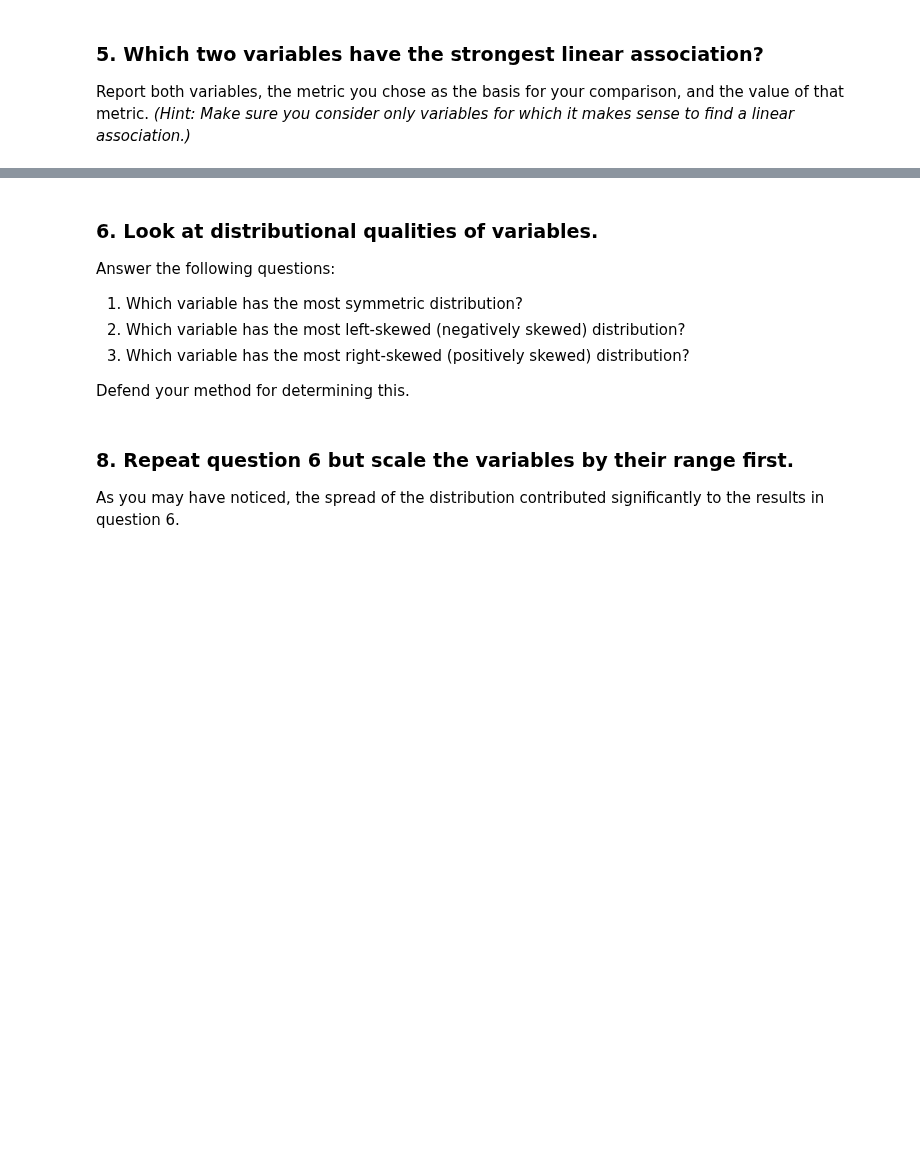
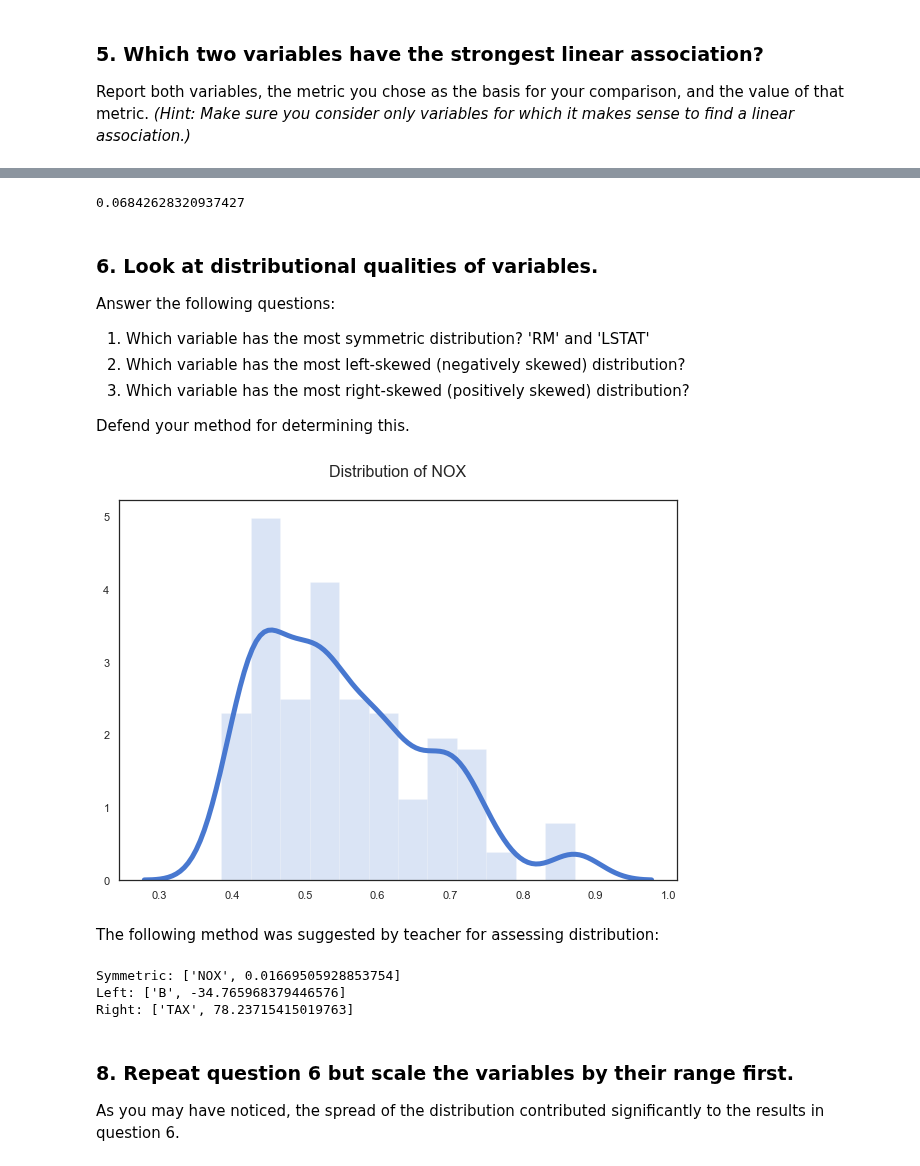
Before and after one commit to ShelyBhogal/data-science, a Jupyter notebook: 07-statistics-refresher/practice/statistics-describing_data-lab-master/loading-and-describing-data.ipynb, the cells around one changed output, grey strips where cells are left out. Drawn from its saved outputs; the diff is of its cells as text; code cells hidden in the pictures; blank space fills up the shorter version.

```diff
--- a/07-statistics-refresher/practice/statistics-describing_data-lab-master/loading-and-describing-data.ipynb
+++ b/07-statistics-refresher/practice/statistics-describing_data-lab-master/loading-and-describing-data.ipynb
@@ -125,0 +118,8 @@ np.max(housing_dict['CRIM'])
+# %%
+# Checking for any missing data
+print('Number of Expected Features: ' + str(len(names)))
+
+print('Number of Actual Features: ' + str(len(housing_dict.keys())))
+
+for key, data in housing_dict.items():
+    print("%d rows in %s" % (len(data), key))
@@ -136,8 +229,12 @@ Report both variables, the metric you chose as the basis for your comparison, an
+# %%
+print(sp_coef)
+# %% [output]
+0.06842628320937427
 # %% [markdown]
 ### 6. Look at distributional qualities of variables.
 
 Answer the following questions:
-1. Which variable has the most symmetric distribution?
+1. Which variable has the most symmetric distribution? 'RM' and 'LSTAT'
 2. Which variable has the most left-skewed (negatively skewed) distribution?
 3. Which variable has the most right-skewed (positively skewed) distribution?
 
@@ -147,3 +242,38 @@ Defend your method for determining this.
+# %%
+# A: Visually
+import seaborn as sns
+from scipy.stats import norm
+
+def distribution_plotter(column, data_set):
+    data = data_set[column]
+    sns.set(rc={"figure.figsize": (10, 7)})
+    sns.set(color_codes=True)
+    sns.set(style="white", palette="muted")
+    dist = sns.distplot(data, hist_kws={'alpha':0.2}, kde_kws={'linewidth':5})
+    dist.set_title('Distribution of ' + column + '\n', fontsize=16)
+# %%
+distribution_plotter('NOX', housing_dict)
+# %% [output]
+[figure, added]
+# %% [markdown]
+The following method was suggested by teacher for assessing distribution:
+# %%
+# Symmetric: the metric with the smallest absolute(mean - median)
+# Left: the metric with the smallest mean - median
+# Right: the metric with the largest mean - median
+
+symmetric = sorted([[key_name, np.abs(np.mean(values) - np.median(values))] for key_name,values in housing_dict.items()], key=lambda x: x[1])
+print('Symmetric:', symmetric[0])
+
+left = sorted([[k, np.mean(v) - np.median(v)] for k,v in housing_dict.items()], key=lambda x: x[1])
+print('Left:', left[0])
+
+right = sorted([[k, np.mean(v) - np.median(v)] for k,v in housing_dict.items()], key=lambda x: x[1], reverse=True)
+print('Right:', right[0])
+# %% [output]
+Symmetric: ['NOX', 0.01669505928853754]
+Left: ['B', -34.765968379446576]
+Right: ['TAX', 78.23715415019763]
 # %% [markdown]
 ### 8. Repeat question 6 but scale the variables by their range first.
 
```
Also changed, not shown: parts of 37 cells of this notebook.
